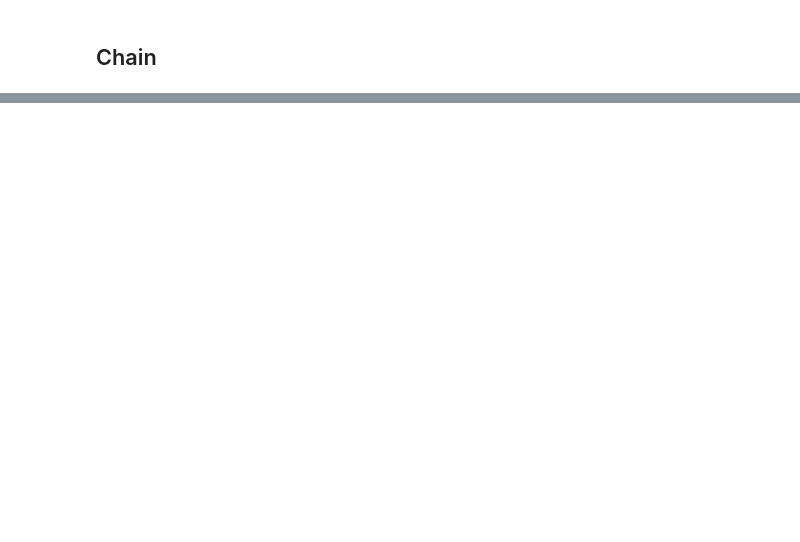
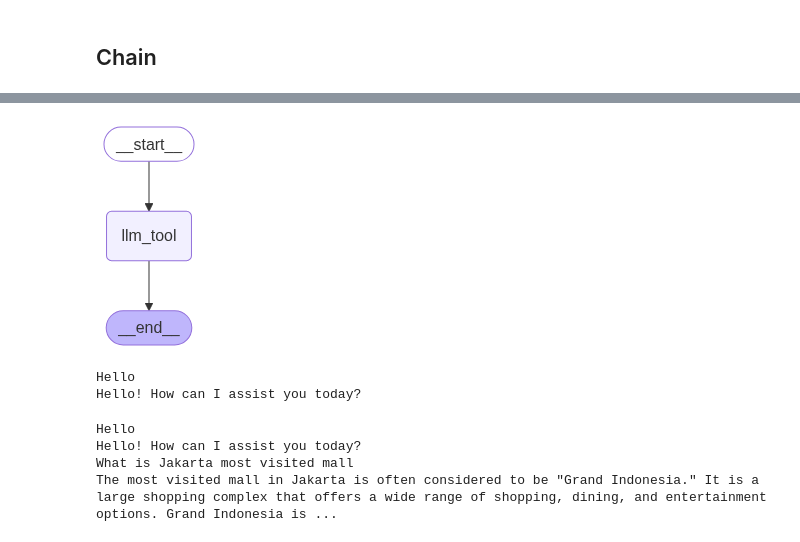
Before and after one commit to DerrickVericho/LLM-Portofolio, a Jupyter notebook: notebook/langgraph.ipynb, the cells around one changed output, grey strips where cells are left out. Cells and saved outputs as stored; diff of their text form; code cells hidden in the pictures; blank space fills up the shorter version.

Commit message:
feat: Chain and MessagesState notes

```diff
--- a/notebook/langgraph.ipynb
+++ b/notebook/langgraph.ipynb
@@ -80,0 +122,4 @@ graph.invoke({"graph_state": "Hello, "})
+# %%
+llm = ChatOpenAI(model="gpt-4o-mini")
+result = llm.invoke(messages)
+type(result)
@@ -80,0 +167,6 @@ graph.invoke({"graph_state": "Hello, "})
+# %%
+# Simple tool function
+def multiply(a: int, b: int) -> int:
+    return a * b
+
+llm_tool = llm.bind_tools([multiply])
@@ -80,0 +204,18 @@ graph.invoke({"graph_state": "Hello, "})
+# %%
+class MessageState(MessagesState):
+    pass
+# %%
+memory = MemorySaver()
+
+def tooling_llm(state: MessageState):
+    return {"messages": [llm_tool.invoke(state["messages"])]}
+
+builder = StateGraph(MessageState)
+builder.add_node("llm_tool", tooling_llm)
+builder.add_edge(START, "llm_tool")
+builder.add_edge("llm_tool", END)
+
+graph = builder.compile(checkpointer=memory)
+display(Image(graph.get_graph().draw_mermaid_png()))
+# %% [output]
+[figure, added]
@@ -80,0 +226,6 @@ graph.invoke({"graph_state": "Hello, "})
+# %%
+for m in message['messages']:
+    print(m.content)
+# %% [output]
+Hello
+Hello! How can I assist you today?
@@ -80,0 +234,8 @@ graph.invoke({"graph_state": "Hello, "})
+# %%
+for m in message['messages']:
+    print(m.content)
+# %% [output]
+Hello
+Hello! How can I assist you today?
+What is Jakarta most visited mall
+The most visited mall in Jakarta is often considered to be "Grand Indonesia." It is a large shopping complex that offers a wide range of shopping, dining, and entertainment options. Grand Indonesia is ...
```
Also changed, not shown: parts of 19 cells of this notebook.
